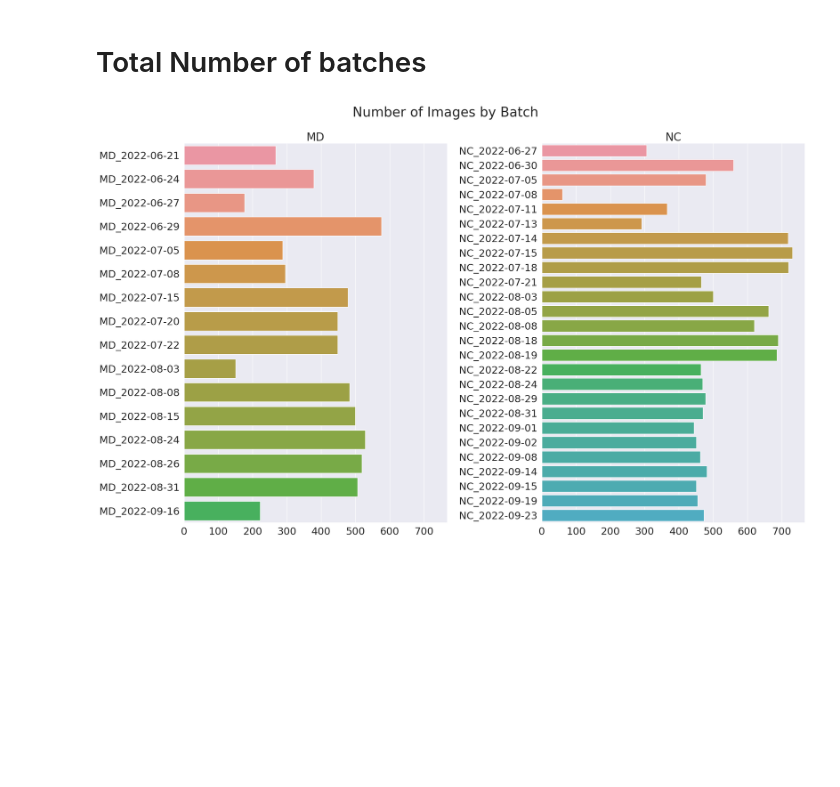
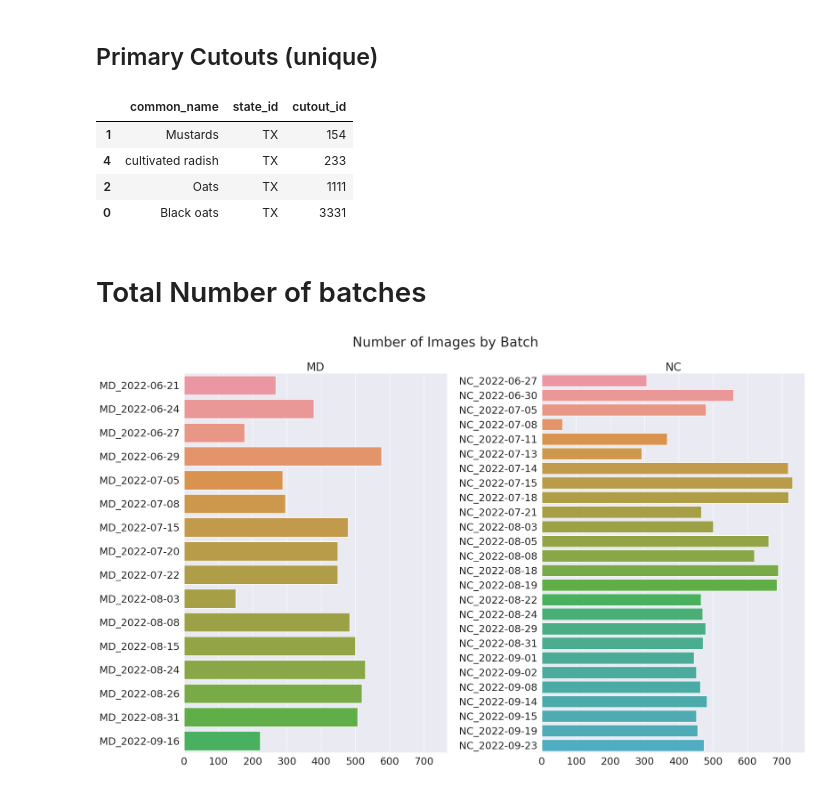
Before and after one commit to precision-sustainable-ag/SemiF-AnnotationPipeline, a Jupyter notebook: notebooks/data_overview.ipynb, the cells around one changed output. Drawn from its saved outputs; the diff is of its cells as text; code cells hidden in the pictures; blank space fills up the shorter version.

```diff
--- a/notebooks/data_overview.ipynb
+++ b/notebooks/data_overview.ipynb
@@ -35,3 +58,16 @@ Name: dt, Length: 237398, dtype: datetime64[ns]
+# %% [markdown]
+## Primary Cutouts (unique)
+# %%
+sdf = df[df["is_primary"] == True]
+sdf = sdf.groupby(["common_name", "state_id"]).cutout_id.count().reset_index().sort_values("cutout_id")
+sdf = sdf[sdf["common_name"]!="colorchecker"]
+sdf
+# %% [output]
+|  | common_name | state_id | cutout_id |
+| 1 | Mustards | TX | 154 |
+| 4 | cultivated radish | TX | 233 |
+| 2 | Oats | TX | 1111 |
+| 0 | Black oats | TX | 3331 |
 # %% [markdown]
 # Total Number of batches
 # %%
```
Also changed, not shown: parts of 8 cells of this notebook, 3 other files.
